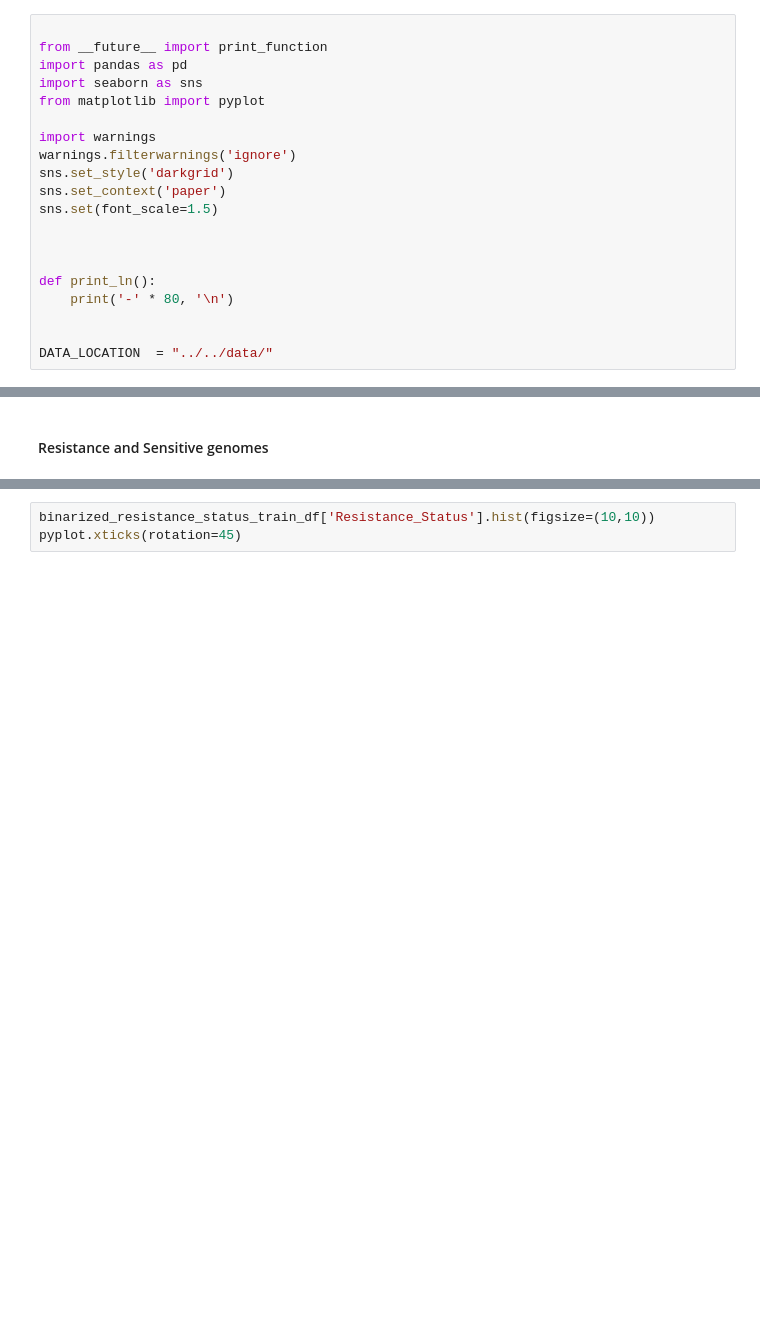
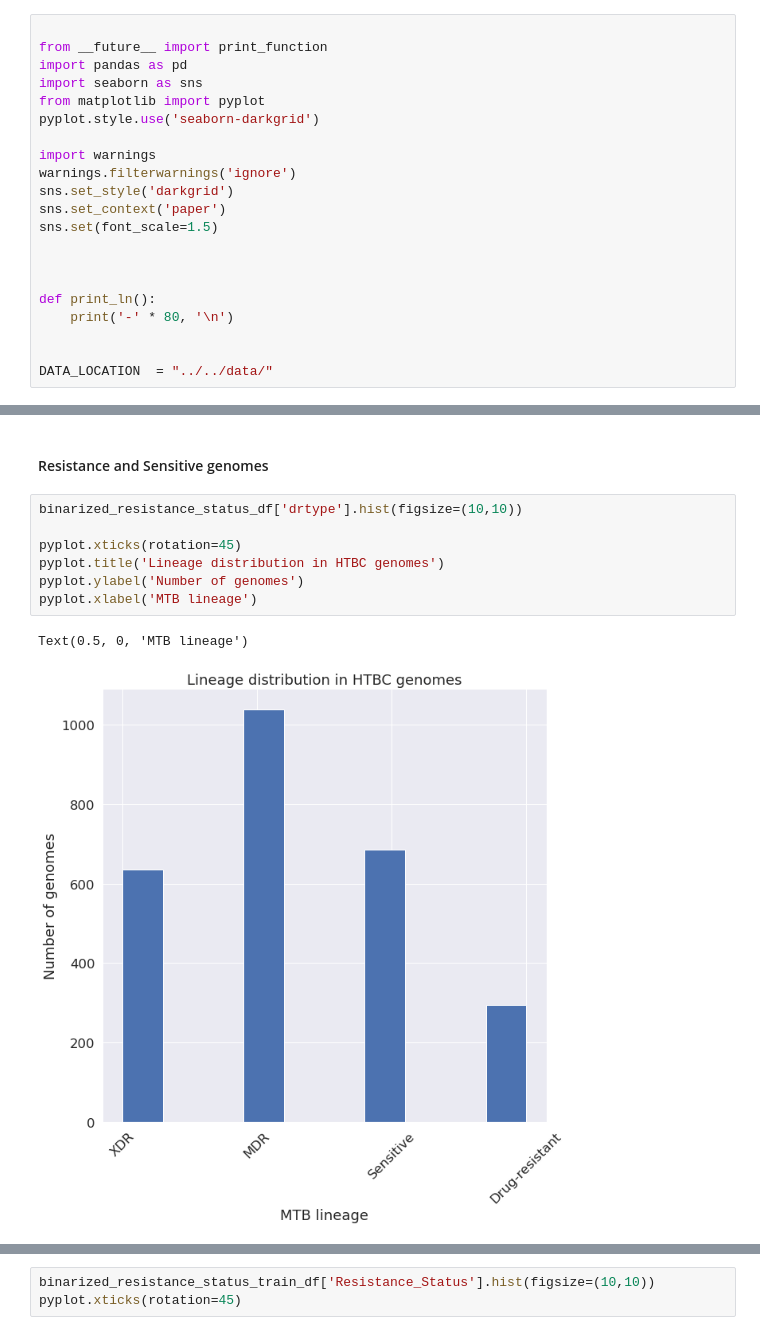
Before and after one commit to abhi18av/LJMU_Masters_Dissertation, a Jupyter notebook: src/notebooks/FINAL/003_eda_mono_resistance.ipynb, the cells around one changed output, grey strips where cells are left out. Cells and saved outputs as stored; diff of their text form; blank space fills up the shorter version.

Commit message:
fix the plotting problems

```diff
--- a/src/notebooks/FINAL/003_eda_mono_resistance.ipynb
+++ b/src/notebooks/FINAL/003_eda_mono_resistance.ipynb
@@ -8,6 +8,7 @@ from __future__ import print_function
 import pandas as pd
 import seaborn as sns
 from matplotlib import pyplot
+pyplot.style.use('seaborn-darkgrid')
 
 import warnings
 warnings.filterwarnings('ignore')
@@ -128,3 +129,13 @@ binarized_resistance_status_train_df.describe().T
 | delamanid_resistance | 1223.0 | 0.002453 | 0.049487 | 0.0 | 0.0 | 0.0 | 0.0 | 1.0 |
 # %% [markdown]
 #### Resistance and Sensitive genomes
+# %%
+binarized_resistance_status_df['drtype'].hist(figsize=(10,10))
+
+pyplot.xticks(rotation=45)
+pyplot.title('Lineage distribution in HTBC genomes')
+pyplot.ylabel('Number of genomes')
+pyplot.xlabel('MTB lineage')
+# %% [output]
+Text(0.5, 0, 'MTB lineage')
+[figure, added]
```
Also changed, not shown: parts of 9 cells of this notebook.
